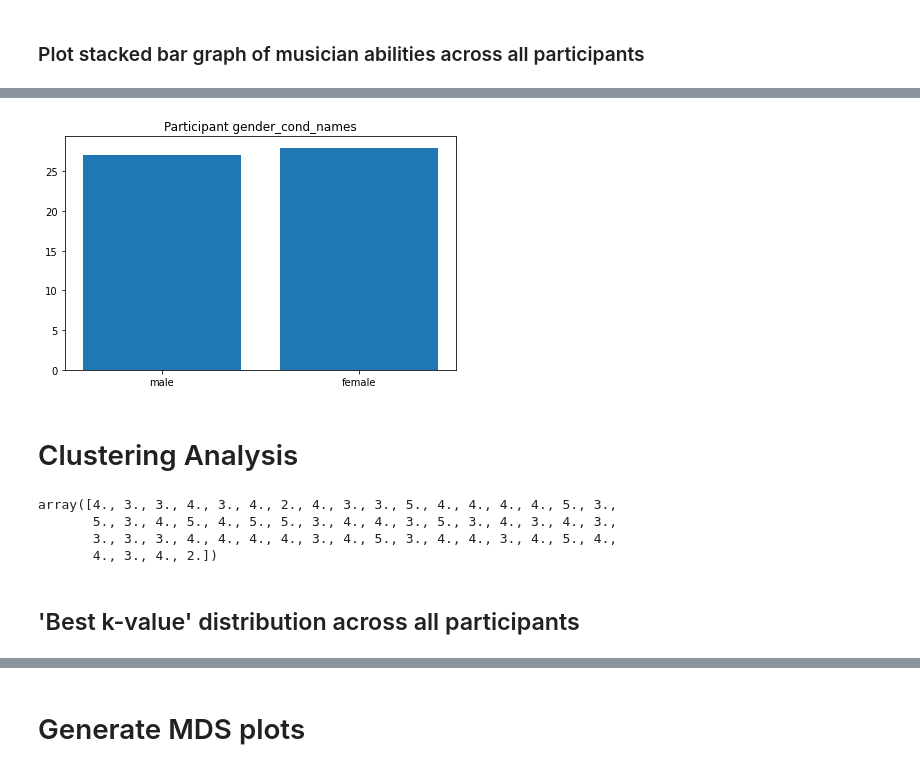
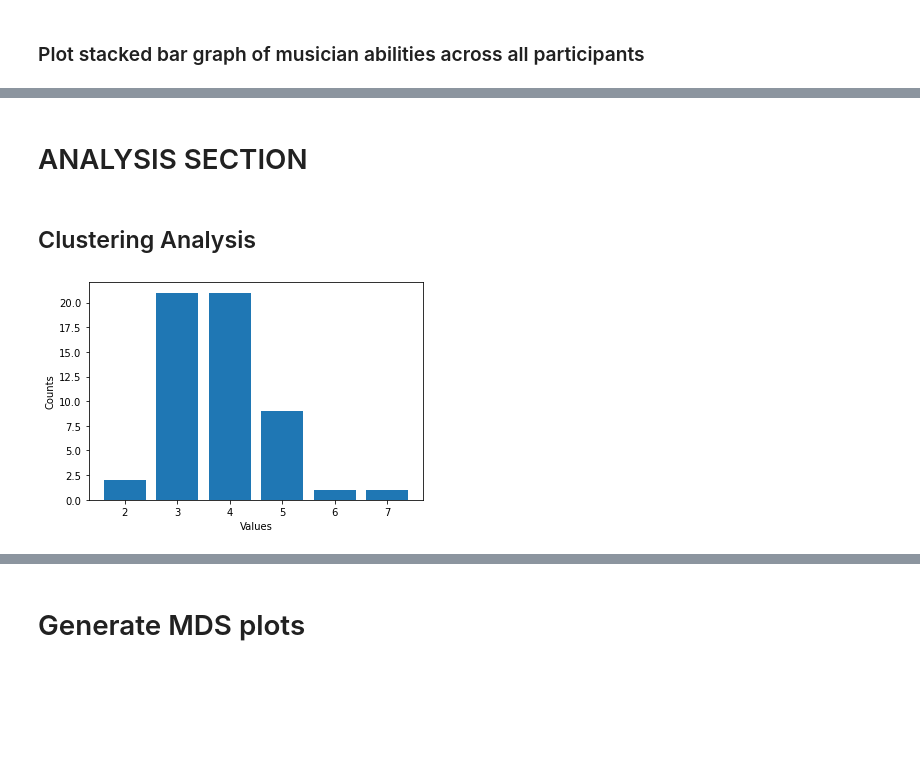
Before and after one commit to Trebolium/VoicePerception, a Jupyter notebook: Exploratory Study on Perceptual Spaces of the Singing Voice.ipynb, the cells around one changed output, grey strips where cells are left out. Drawn from its saved outputs; the diff is of its cells as text; code cells hidden in the pictures; blank space fills up the shorter version.

```diff
--- a/Exploratory Study on Perceptual Spaces of the Singing Voice.ipynb
+++ b/Exploratory Study on Perceptual Spaces of the Singing Voice.ipynb
@@ -42,7 +43,7 @@ def get_elbow_array(h5, indices, k_range, file_name, show_plot, s_param, save_pl
             elbow_bar_solutions.append(total_sum_per_cluster_num)
 
         plt.bar(cluster_range, elbow_bar_solutions)
-        plt.title(file_name)
+        # plt.title(file_name)
         plt.xticks(k_range)
 #        plt.yticks(range(0,40,2))
         plt.tight_layout()
@@ -64,7 +65,7 @@ def cluster_scoring(idx, dissim_matrix, k_range, show_plot=True, save_plot=False
     if show_plot==True:
         fig_1 = plt.figure(1, figsize=(6.4, 4.8))
         plt.plot(k_range, sse)
-#        plt.title('SSE per k number for Exp ' +str(idx))
+#        # plt.title('SSE per k number for Exp ' +str(idx))
         plt.xlabel('Dimensions for k')
         plt.ylabel('SSE loss')
         if save_plot:
@@ -89,11 +90,9 @@ def kmeans_sse_from_arrays(k_range, arrays):
 def strings_to_classes(strings_list_to_convert, substring_list):
     class_list = []
     for string in strings_list_to_convert:
-        if type(string) == bytes:
-            string = string.decode("utf-8")
+        string = bytes_to_str(string)
         for class_number, substring in enumerate(substring_list):
-            if type(substring) == bytes:
-                substring = substring.decode("utf-8")
+            substring = bytes_to_str(substring)
             if substring in string:
                 class_list.append(class_number)
                 break
@@ -117,7 +116,7 @@ def get_silhouette_accuracy(dataset, cluster_algorithm, num_clusters, class_list
     else:
         raise NotImplementedError
 
-    return score
+    return round(score, 2)
 
 
 def find_best_k_values(h5, indices, condition_name, k, cluster_algorithm, score_type, show_plot=True, save_plot=False):
@@ -170,7 +169,7 @@ def find_best_k_values(h5, indices, condition_name, k, cluster_algorithm, score_
     if show_plot:
         # turn best_k_from_silhouettes into bar graph suitable data
         # os.makedirs(f'{cluster_algorithm}_{score_type}_distributions/', exist_ok=True)
-        file_name = f'{cluster_algorithm}_{score_type}_distributions'
+        title = f'{condition_name}_{cluster_algorithm}_{score_type}_distributions'
         best_k_hist = []
         cluster_solution_range = range(int(np.min(best_k_from_scores)),int(np.max(best_k_from_scores)+1))
         for cluster_num in cluster_solution_range:
@@ -178,15 +177,15 @@ def find_best_k_values(h5, indices, condition_name, k, cluster_algorithm, score_
             best_k_hist.append(total_sum_per_cluster_num)
 
         plt.bar(cluster_solution_range, best_k_hist)
-        plt.title(f'{condition_name}_{cluster_algorithm}_{score_type}_distributions')
+        # plt.title(title)
         plt.xticks(k_range)
         plt.xlabel('Dimensions for k')
         plt.tight_layout()
         if save_plot:
-            subdir = 'k_silhouettes_distributions'
+            subdir = 'cluster_score_distributions'
             if not os.path.exists(subdir):
                 os.mkdir(subdir)
-            plt.savefig(os.path.join(subdir, file_name))
+            plt.savefig(os.path.join(subdir, title))
         plt.show()
         plt.close()
 
@@ -996,27 +1262,7 @@ plt.close()
-# %%
-# PLOT GENDER GRAPH
-male = 0
-female = 0
-for experiment_idx in range(num_experiments):
-    if h5_ram['participant_info'][experiment_idx][8].decode("utf-8")=='m':
-        male += 1
-    elif h5_ram['participant_info'][experiment_idx][8].decode("utf-8")=='f':
-        female += 1
-gender_count = [male, female]
-labels = ['male', 'female']
-
-plt.bar(labels, gender_count)
-os.makedirs(directory_name, exist_ok=True)
-plt.title('Participant gender_cond_names')
-plt.tight_layout()
-if save_plot:
-    plt.savefig(directory_name +'/' +'Participant gender_cond_names')
-plt.show()
-plt.close()
-# %% [output]
-[figure, removed]
+# %% [markdown]
+# ANALYSIS SECTION
 # %% [markdown]
-# Clustering Analysis
+## Clustering Analysis
 # %%
 from scipy.cluster.hierarchy import ClusterWarning
 from warnings import simplefilter
@@ -1026,13 +1272,23 @@ all_indices = np.arange(num_experiments)
 k_range = range(2,14)
 # %%
 all_elbows = get_elbow_array(h5_ram, all_indices, range(1,14), 'all_elbows', show_plot=False, s_param=0.25)
-# %%
-all_elbows
-# %% [output]
-array([4., 3., 3., 4., 3., 4., 2., 4., 3., 3., 5., 4., 4., 4., 4., 5., 3.,
-       5., 3., 4., 5., 4., 5., 5., 3., 4., 4., 3., 5., 3., 4., 3., 4., 3.,
-       3., 3., 3., 4., 4., 4., 4., 3., 4., 5., 3., 4., 4., 3., 4., 5., 4.,
-       4., 3., 4., 2.])
+# %%
+unique_values, value_counts = np.unique(all_elbows, return_counts=True)
+
+# Create the bar graph
+plt.bar(unique_values, value_counts)
+
+# Set the axis labels
+plt.xlabel('Values')
+plt.ylabel('Counts')
+
+# Set the title of the graph
+# plt.title('Bar Graph')
+
+# Show the plot
+plt.show()
+# %% [output]
+[figure, added]
 # %%
 cluster_metric_types = [
     'km_sil_scores',
@@ -1040,5 +1296,3 @@ cluster_metric_types = [
     'agg_sil_scores',
     'agg_acc_scores'
 ]
-# %% [markdown]
-## 'Best k-value' distribution across all participants
```
Also changed, not shown: parts of 100 cells of this notebook, 2 other files.
